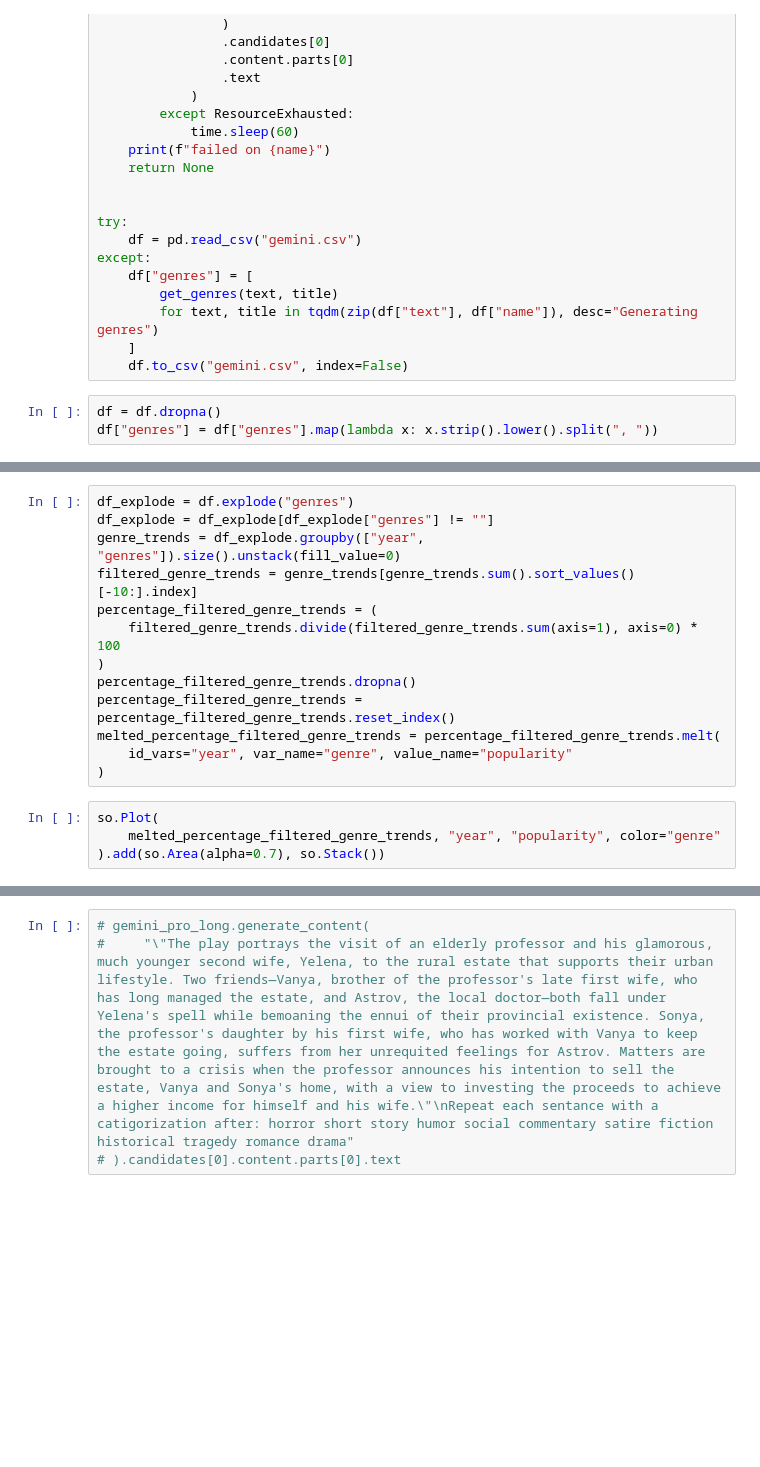
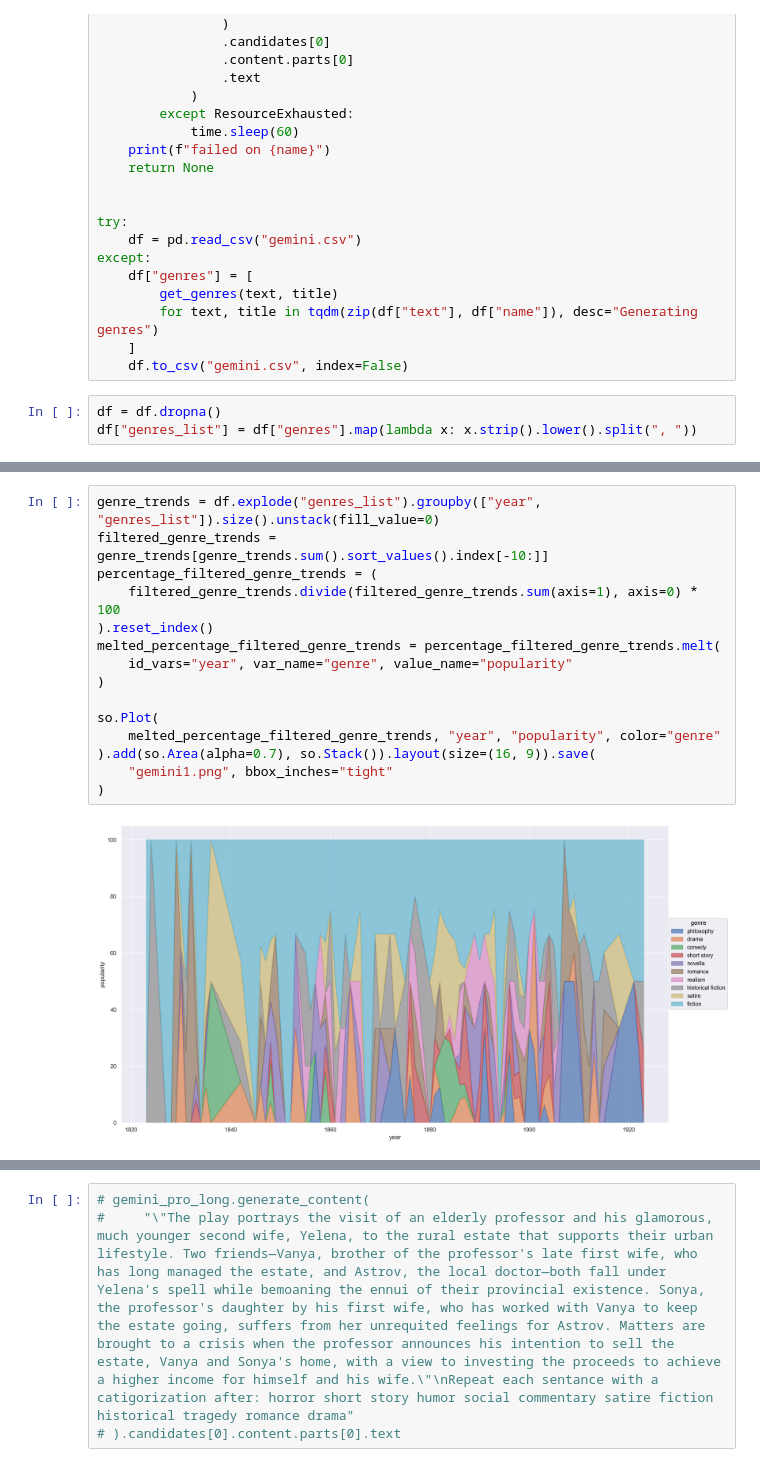
Before and after one commit to AlistairKeiller/russian_lit, a Jupyter notebook: gemini.ipynb, the cells around one changed output, grey strips where cells are left out. Saved outputs shown, nothing was run; the diff lists cells and outputs as text; blank space fills up the shorter version.

```diff
--- a/gemini.ipynb
+++ b/gemini.ipynb
@@ -182,6 +127,6 @@ except:
         for text, title in tqdm(zip(df["text"], df["name"]), desc="Generating genres")
     ]
     df.to_csv("gemini.csv", index=False)
-# %%
-df = df.dropna()
-df["genres"] = df["genres"].map(lambda x: x.strip().lower().split(", "))
+# %%
+df = df.dropna()
+df["genres_list"] = df["genres"].map(lambda x: x.strip().lower().split(", "))
@@ -188,18 +149,18 @@ df["genres"] = df["genres"].map(lambda x: x.strip().lower().split(", "))
 # %%
-df_explode = df.explode("genres")
-df_explode = df_explode[df_explode["genres"] != ""]
-genre_trends = df_explode.groupby(["year", "genres"]).size().unstack(fill_value=0)
-filtered_genre_trends = genre_trends[genre_trends.sum().sort_values()[-10:].index]
+genre_trends = df.explode("genres_list").groupby(["year", "genres_list"]).size().unstack(fill_value=0)
+filtered_genre_trends = genre_trends[genre_trends.sum().sort_values().index[-10:]]
 percentage_filtered_genre_trends = (
     filtered_genre_trends.divide(filtered_genre_trends.sum(axis=1), axis=0) * 100
-)
-percentage_filtered_genre_trends.dropna()
-percentage_filtered_genre_trends = percentage_filtered_genre_trends.reset_index()
+).reset_index()
 melted_percentage_filtered_genre_trends = percentage_filtered_genre_trends.melt(
     id_vars="year", var_name="genre", value_name="popularity"
 )
+
+so.Plot(
+    melted_percentage_filtered_genre_trends, "year", "popularity", color="genre"
+).add(so.Area(alpha=0.7), so.Stack()).layout(size=(16, 9)).save(
+    "gemini1.png", bbox_inches="tight"
+)
+# %% [output]
+[figure, added]
-# %%
-so.Plot(
-    melted_percentage_filtered_genre_trends, "year", "popularity", color="genre"
-).add(so.Area(alpha=0.7), so.Stack())
 # %%
```
Also changed, not shown: parts of 6 cells of this notebook, 3 other files.
